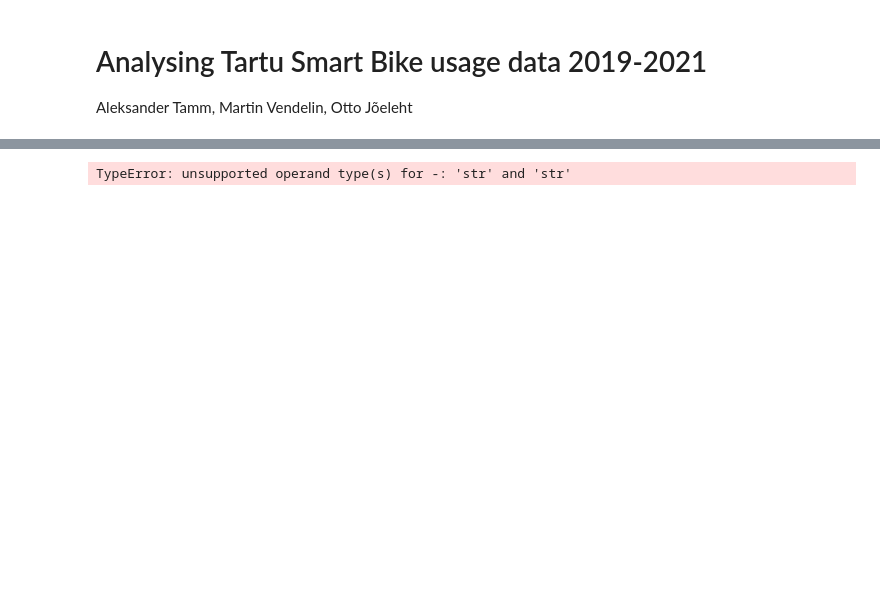
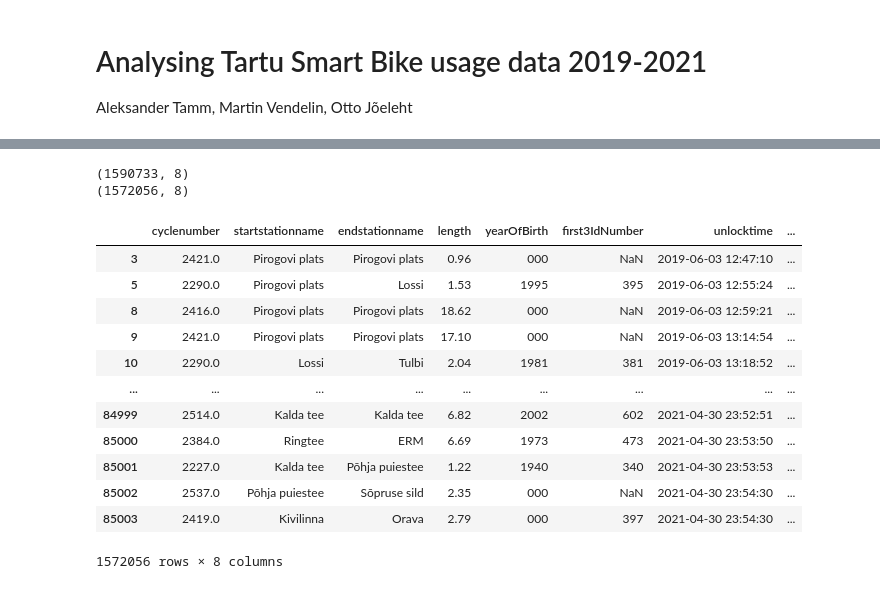
Before and after one commit to OttoJoeleht/IDS-2021-C2, a Jupyter notebook: Analysing Tartu Smart Bike usage data 2019-2021.ipynb, the cells around one changed output, grey strips where cells are left out. Cells and saved outputs as stored; diff of their text form; code cells hidden in the pictures; blank space fills up the shorter version.

```diff
--- a/Analysing Tartu Smart Bike usage data 2019-2021.ipynb
+++ b/Analysing Tartu Smart Bike usage data 2019-2021.ipynb
@@ -143,4 +52,44 @@ print(x.loc[85003]["unlocktime"]-x.loc[85003]["locktime"])
-# %%
-print(data2020.loc[213319]["unlockedattime"]-data2020.loc[213319]["lockedattime"])
-# %% [output]
-TypeError: unsupported operand type(s) for -: 'str' and 'str'
+# %%
+print(kogudata.shape)
+
+kogudata['first3IdNumber'] = kogudata['first3IdNumber'].fillna("NaN")
+# Määra sünniaasta andmetüübiks 'sõne'.
+kogudata['yearOfBirth'] = kogudata['yearOfBirth'].astype(str)
+# Eemalda sünniaasta lõpust '.0'.
+kogudata['yearOfBirth'] = kogudata['yearOfBirth'].str[:-2]
+kogudata['yearOfBirth'] = kogudata['yearOfBirth'].replace('n', '000')
+# Eemalda ID-kaardi numbrid, mille pikkus on lühem kui 3.
+kogudata = kogudata.drop(kogudata[kogudata['first3IdNumber'].str.len() != 3].index)
+# Eemalda ID-kaardi numbrid, mis ei kuulu massiivi kaardi esimese numbri põhjal.
+synNr = ['N','1','2','3','4','5','6']
+kogudata = kogudata.drop(kogudata[~kogudata['first3IdNumber'].str[0].isin(synNr)].index)
+# Eemalda üksik kirje
+kogudata = kogudata.drop(kogudata[kogudata['first3IdNumber'] == '3ü1'].index)
+# ID-kaardi põhjal sünniaasta genereerimine
+
+#----------- andis erroreid!!!!!!!!!!
+#kogudata.loc[((kogudata['first3IdNumber'].str[0] == '1') | (kogudata['first3IdNumber'].str[0] == '2')) & (kogudata['yearOfBirth'].str[0] == '0'),'yearOfBirth'] = ('18' + kogudata['first3IdNumber'].str[1:])
+#kogudata.loc[((kogudata['first3IdNumber'].str[0] == '3') | (kogudata['first3IdNumber'].str[0] == '4')) & (kogudata['yearOfBirth'].str[0] == '0'),'yearOfBirth'] = ('19' + kogudata['first3IdNumber'].str[1:])
+#kogudata.loc[((kogudata['first3IdNumber'].str[0] == '5') | (kogudata['first3IdNumber'].str[0] == '6')) & (kogudata['yearOfBirth'].str[0] == '0'),'yearOfBirth'] = ('20' + kogudata['first3IdNumber'].str[1:])
+#kiirete sõitude välistamine
+kogudata = kogudata.loc[(kogudata["length"]/((kogudata["locktime"]-kogudata["unlocktime"]).dt.total_seconds() / 3600))<35]
+
+#x[['yearOfBirth', 'first3IdNumber']].loc[(x['yearOfBirth'].str[2:4] != x['first3IdNumber'].str[1:]) & ((x['yearOfBirth'].str[:3] != '000') & (x['first3IdNumber'] != 'NaN'))]
+print(kogudata.shape)
+kogudata
+# %% [output]
+(1590733, 8)
+(1572056, 8)
+|  | cyclenumber | startstationname | endstationname | length | yearOfBirth | first3IdNumber | unlocktime | ... |
+| 3 | 2421.0 | Pirogovi plats | Pirogovi plats | 0.96 | 000 | NaN | 2019-06-03 12:47:10 | ... |
+| 5 | 2290.0 | Pirogovi plats | Lossi | 1.53 | 1995 | 395 | 2019-06-03 12:55:24 | ... |
+| 8 | 2416.0 | Pirogovi plats | Pirogovi plats | 18.62 | 000 | NaN | 2019-06-03 12:59:21 | ... |
+| 9 | 2421.0 | Pirogovi plats | Pirogovi plats | 17.10 | 000 | NaN | 2019-06-03 13:14:54 | ... |
+| 10 | 2290.0 | Lossi | Tulbi | 2.04 | 1981 | 381 | 2019-06-03 13:18:52 | ... |
+| ... | ... | ... | ... | ... | ... | ... | ... | ... |
+| 84999 | 2514.0 | Kalda tee | Kalda tee | 6.82 | 2002 | 602 | 2021-04-30 23:52:51 | ... |
+| 85000 | 2384.0 | Ringtee | ERM | 6.69 | 1973 | 473 | 2021-04-30 23:53:50 | ... |
+| 85001 | 2227.0 | Kalda tee | Põhja puiestee | 1.22 | 1940 | 340 | 2021-04-30 23:53:53 | ... |
+| 85002 | 2537.0 | Põhja puiestee | Sõpruse sild | 2.35 | 000 | NaN | 2021-04-30 23:54:30 | ... |
+| 85003 | 2419.0 | Kivilinna | Orava | 2.79 | 000 | 397 | 2021-04-30 23:54:30 | ... |
+1572056 rows × 8 columns
```
Also changed, not shown: parts of 10 cells of this notebook.
